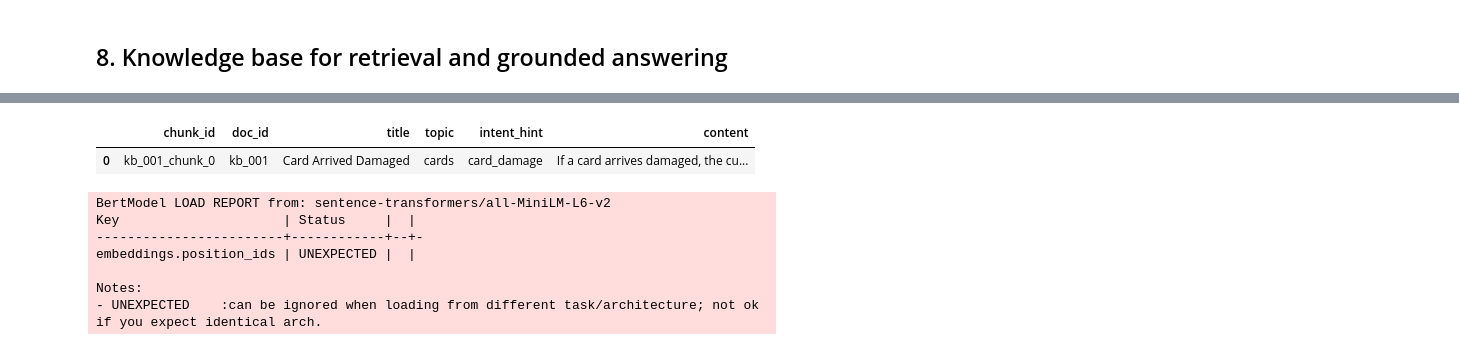
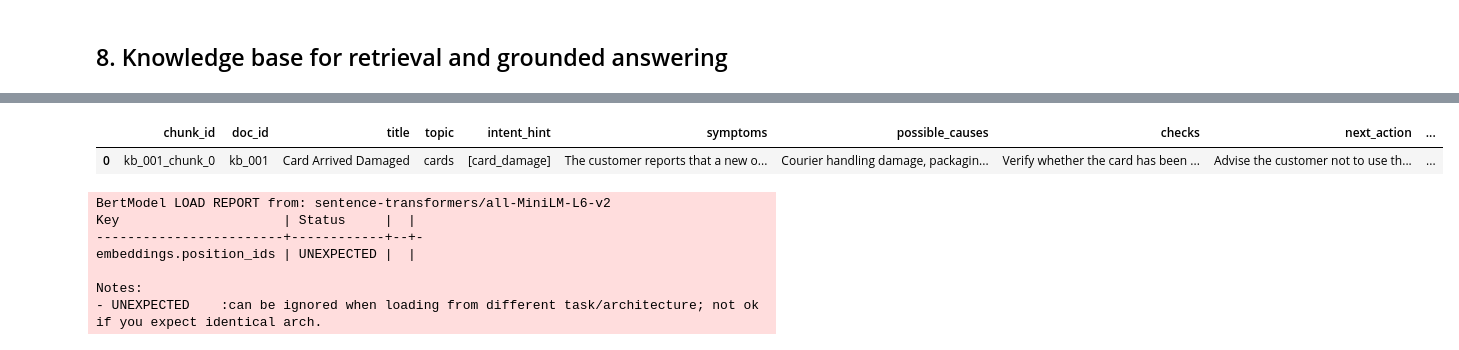
Before and after one commit to mdmohsin212/Kaggle-competitions, a Jupyter notebook: Support Ticket Intelligence/notebook/support_ticket.ipynb, the cells around one changed output, grey strips where cells are left out. Cells and saved outputs as stored; diff of their text form; code cells hidden in the pictures.

Commit message:
Complete full project

```diff
--- a/Support Ticket Intelligence/notebook/support_ticket.ipynb
+++ b/Support Ticket Intelligence/notebook/support_ticket.ipynb
@@ -559,4 +560,14 @@ transformer_errors[["text", "label_name", "transformer_pred"]].head(10)
 # %% [markdown]
 ## 8. Knowledge base for retrieval and grounded answering
 # %%
+file_id = "1y22CT9fspLBDcXwrM2N1j1lBtAFjqPbd"
+output = "banking_knowledge_docs_100.json"
+
+gdown.download(id=file_id, output=output, quiet=False)
+
+with open(output, "r", encoding="utf-8") as f:
+    knowledge_docs = json.load(f)
+
+kb_df = pd.DataFrame(knowledge_docs)
+kb_df.head(1)
 # %% [output]
@@ -569,37 +579,65 @@ transformer_errors[["text", "label_name", "transformer_pred"]].head(10)
 # %%
 kb_chunks = []
+def build_doc_text(row):
+    parts = [
+        f"Title: {row['title']}",
+        f"Topic: {row['topic']}",
+        f"Intent hint: {', '.join(row['intent_hint']) if isinstance(row['intent_hint'], list) else row['intent_hint']}",
+        f"Symptoms: {row.get('symptoms', '')}",
+        f"Possible causes: {row.get('possible_causes', '')}",
+        f"Checks: {row.get('checks', '')}",
+        f"Next action: {row.get('next_action', '')}",
+        f"Escalation rule: {row.get('escalation_rule', '')}",
+        f"Content: {row.get('content', '')}",
+    ]
+    return "\n".join([p for p in parts if p.strip()])
 
-def chunk_text(text, chunk_size=60, overlap=15):
+
+def chunk_text(text, chunk_size=90, overlap=20):
     words = text.split()
     chunks = []
     start = 0
+
     while start < len(words):
         end = min(len(words), start + chunk_size)
         chunks.append(" ".join(words[start:end]))
+
         if end == len(words):
             break
 
         start += chunk_size - overlap
 
     return chunks
 
 
 for row in knowledge_docs:
-    for i, ch in enumerate(chunk_text(row["content"], chunk_size=60, overlap=15)):
+    full_text = build_doc_text(row)
+    if len(full_text.split()) <= 90:
+        chunks = [full_text]
+    else:
+        chunks = chunk_text(full_text, chunk_size=90, overlap=20)
+
+    for i, ch in enumerate(chunks):
         kb_chunks.append({
             "chunk_id": f"{row['doc_id']}_chunk_{i}",
             "doc_id": row["doc_id"],
             "title": row["title"],
             "topic": row["topic"],
             "intent_hint": row["intent_hint"],
-            "content": ch
+            "symptoms": row.get("symptoms", ""),
+            "possible_causes": row.get("possible_causes", ""),
+            "checks": row.get("checks", ""),
+            "next_action": row.get("next_action", ""),
+            "escalation_rule": row.get("escalation_rule", ""),
+            "content": row.get("content", ""),
+            "chunk_text": ch
         })
 
 kb_chunks_df = pd.DataFrame(kb_chunks)
 kb_chunks_df.head(1)
 # %% [output]
-|  | chunk_id | doc_id | title | topic | intent_hint | content |
-| 0 | kb_001_chunk_0 | kb_001 | Card Arrived Damaged | cards | card_damage | If a card arrives damaged, the cu... |
+|  | chunk_id | doc_id | title | topic | intent_hint | symptoms | possible_causes | checks | next_action | ... |
+| 0 | kb_001_chunk_0 | kb_001 | Card Arrived Damaged | cards | [card_damage] | The customer reports that a new o... | Courier handling damage, packagin... | Verify whether the card has been ... | Advise the customer not to use th... | ... |
 # %%
 embed_model = SentenceTransformer("sentence-transformers/all-MiniLM-L6-v2")
 
```
Also changed, not shown: parts of 27 cells of this notebook.
